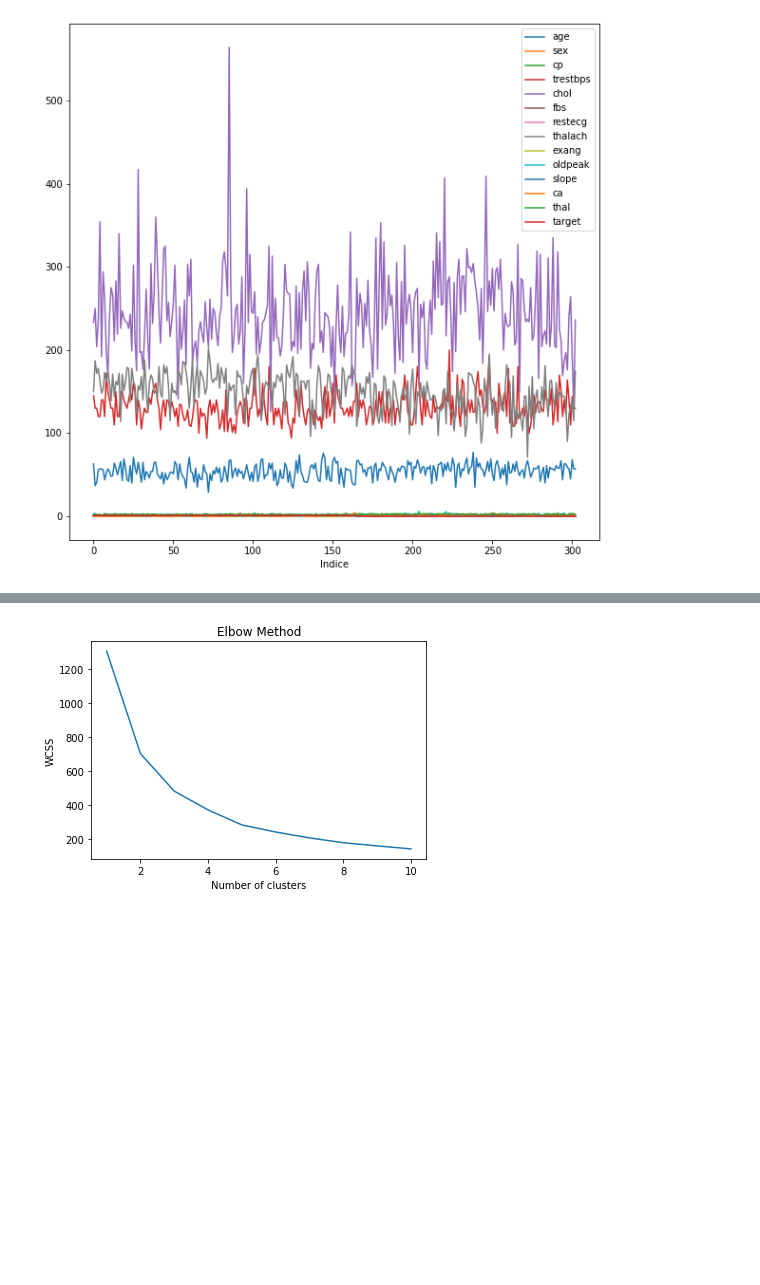
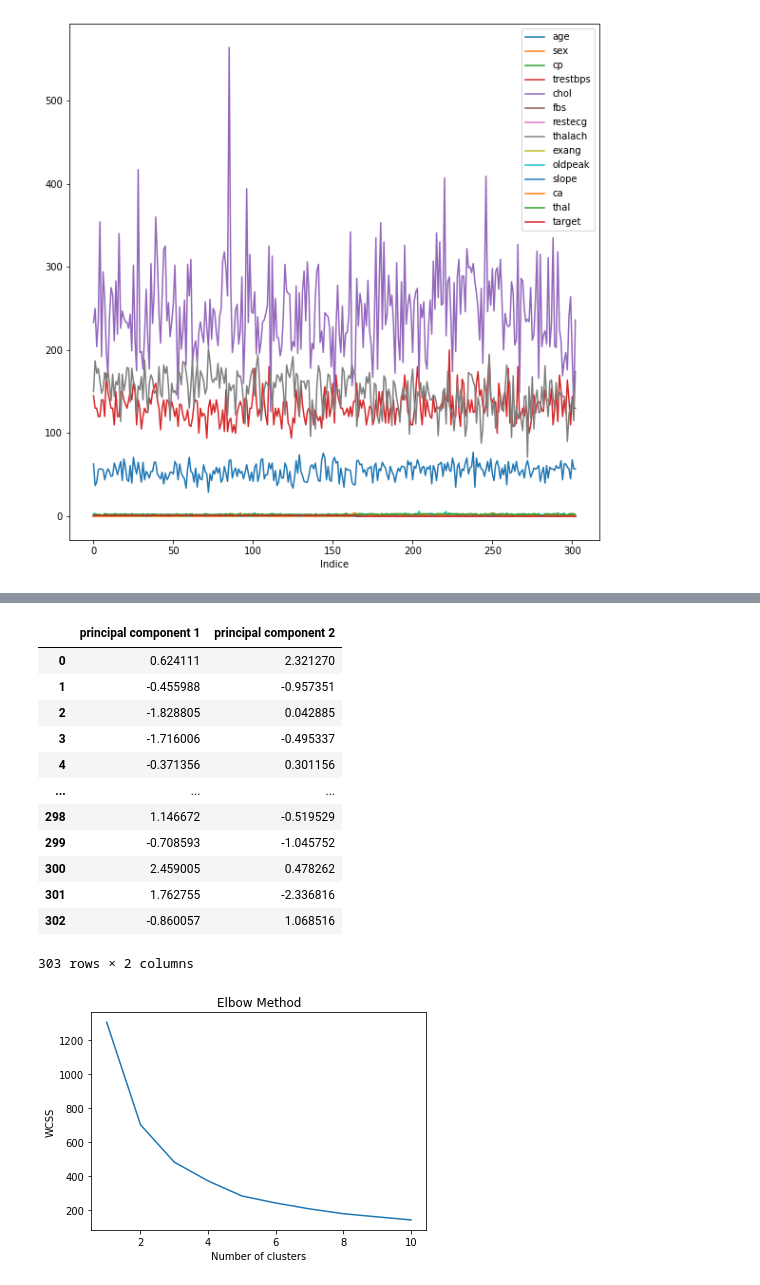
Before and after one commit to fabiobritoo/Machine-Learning, a Jupyter notebook: KMeans_Heart.ipynb, the cells around one changed output, grey strips where cells are left out. Cells and saved outputs as stored; diff of their text form; code cells hidden in the pictures; blank space fills up the shorter version.

```diff
--- a/KMeans_Heart.ipynb
+++ b/KMeans_Heart.ipynb
@@ -68,6 +79,22 @@ pca_x = pca.fit_transform(X)
 
 principalDf = pd.DataFrame(data = pca_x
              , columns = ['principal component 1', 'principal component 2'])
+# %%
+principalDf
+# %% [output]
+|  | principal component 1 | principal component 2 |
+| 0 | 0.624111 | 2.321270 |
+| 1 | -0.455988 | -0.957351 |
+| 2 | -1.828805 | 0.042885 |
+| 3 | -1.716006 | -0.495337 |
+| 4 | -0.371356 | 0.301156 |
+| ... | ... | ... |
+| 298 | 1.146672 | -0.519529 |
+| 299 | -0.708593 | -1.045752 |
+| 300 | 2.459005 | 0.478262 |
+| 301 | 1.762755 | -2.336816 |
+| 302 | -0.860057 | 1.068516 |
+303 rows × 2 columns
 # %%
 ### Método do Elbow para encontrar a quantidade de clusters
 
```
Also changed, not shown: parts of 3 cells of this notebook, 7 other files.
